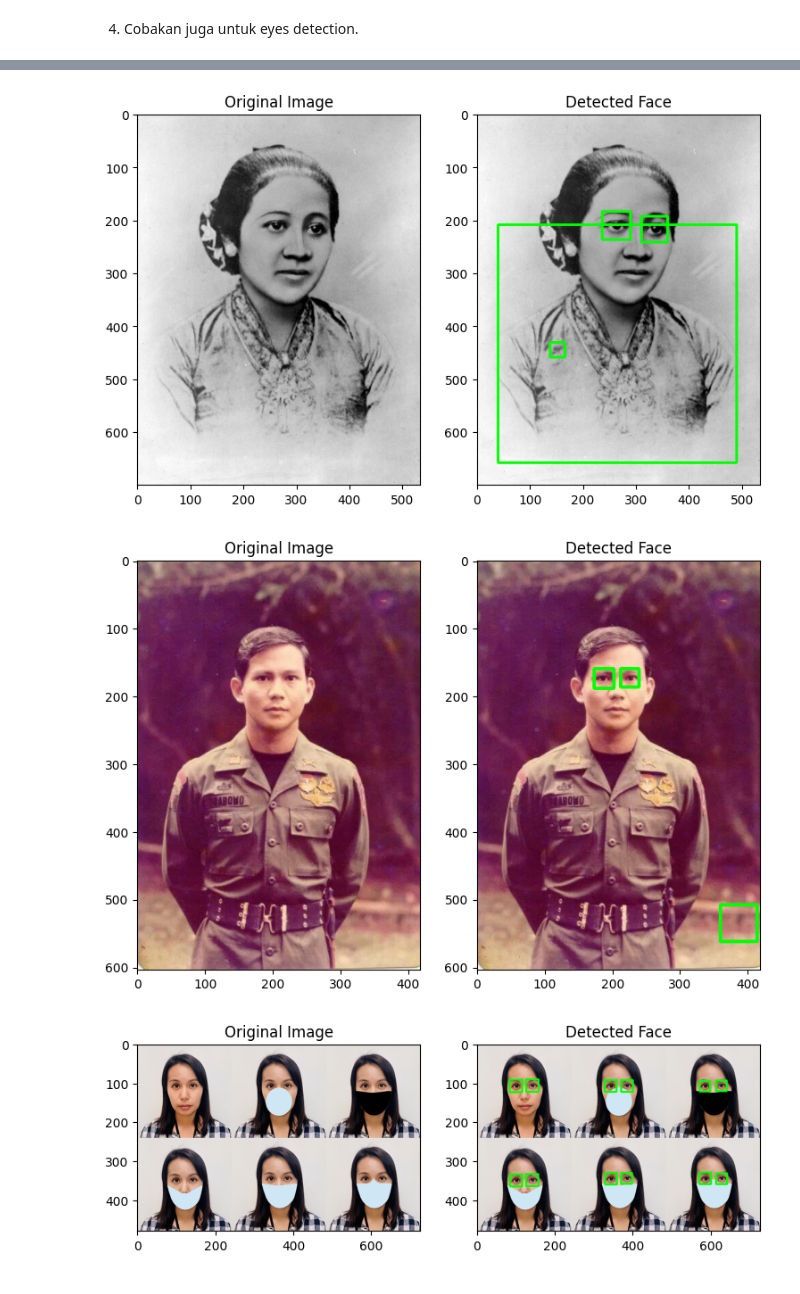
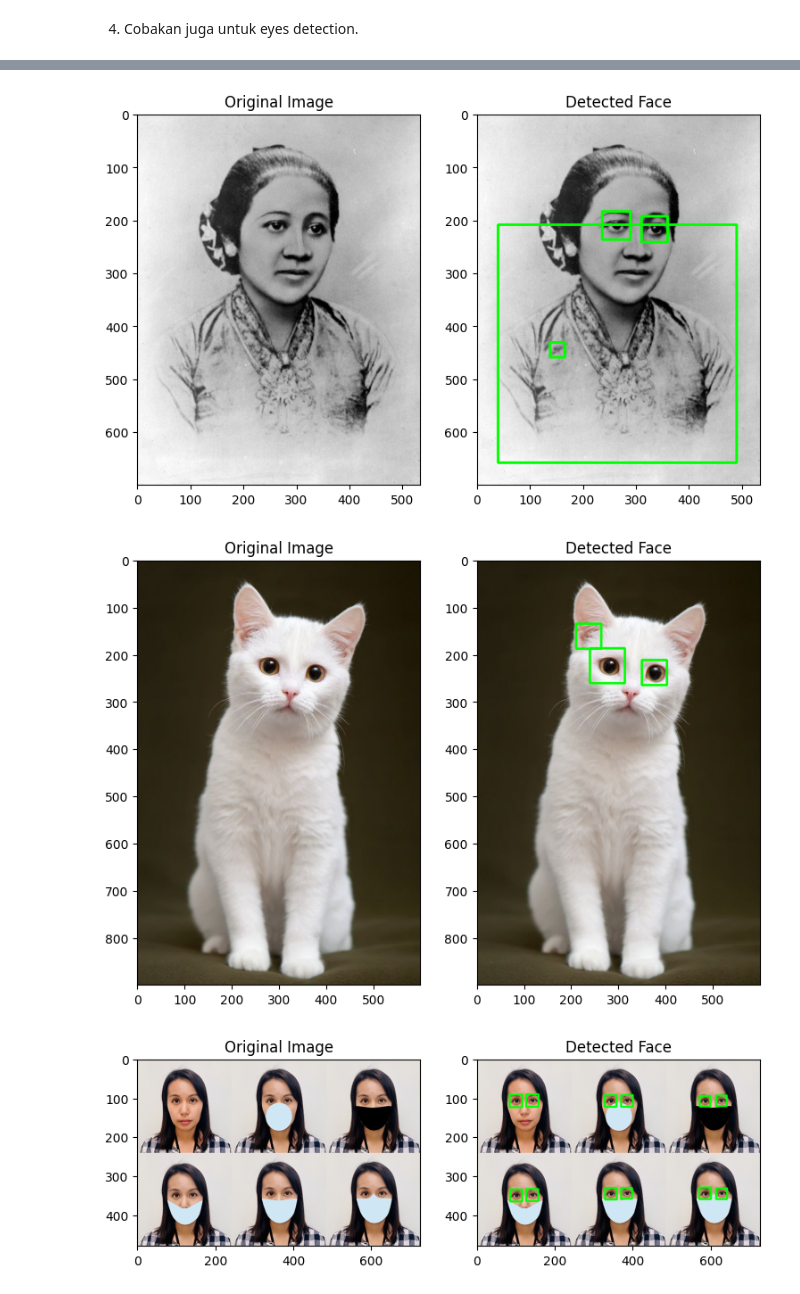
Before and after one commit to RizqiRHuda/PVCK_Semester5, a Jupyter notebook: week12.ipynb, the cells around one changed output, grey strips where cells are left out. Drawn from its saved outputs; the diff is of its cells as text; code cells hidden in the pictures.

```diff
--- a/week12.ipynb
+++ b/week12.ipynb
@@ -45,7 +45,7 @@ def deteksiWajah(image_path,cascade_path):
   plt.subplot(122), plt.imshow(img_copy), plt.title('Detected Face')
 
 img_path = '/content/drive/MyDrive/img_python/Images/facedet'
-list_face = ['prabowo1.jpg','jokowi.jpg', 'kartini.jpg','kucing.jpg', 'mask.png', 'mjordan.jpg', 'solvayconf.jpg']
+list_face = ['jokowi.jpg', 'kartini.jpg','kucing.jpg', 'mask.png', 'mjordan.jpg', 'solvayconf.jpg']
 
 for file in list_face:
   image = cv2.imread(os.path.join(img_path, file))
@@ -76,15 +76,15 @@ deteksiWajah(cat_face,cascade_cat)
 4. Cobakan juga untuk eyes detection.
 # %%
 img_path = '/content/drive/MyDrive/img_python/Images/facedet'
-list_face = ['jokowi.jpg', 'kartini.jpg','prabowo1.jpg','mask.png', 'mjordan.jpg']
+list_face = ['jokowi.jpg', 'kartini.jpg','cat1.jpg','mask.png', 'mjordan.jpg']
 
 for file in list_face:
   image = cv2.imread(os.path.join(img_path, file))
   cascade_eye = '/content/drive/MyDrive/img_python/Images/haarcascades/haarcascade_eye.xml'
   deteksiWajah(image,cascade_eye)
 # %% [output]
 [figure]
 [figure]
-[figure, old version]
+[figure, new version]
 [figure]
 [figure]
```
